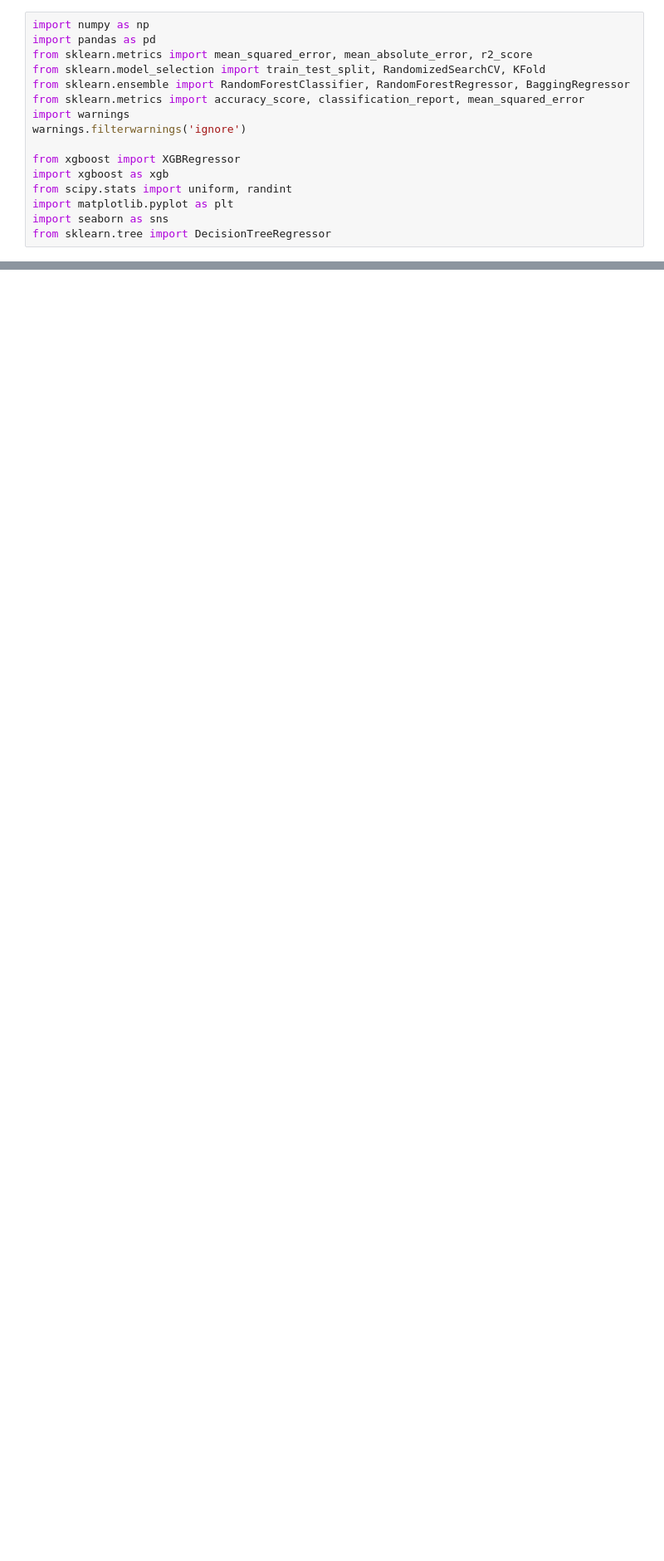
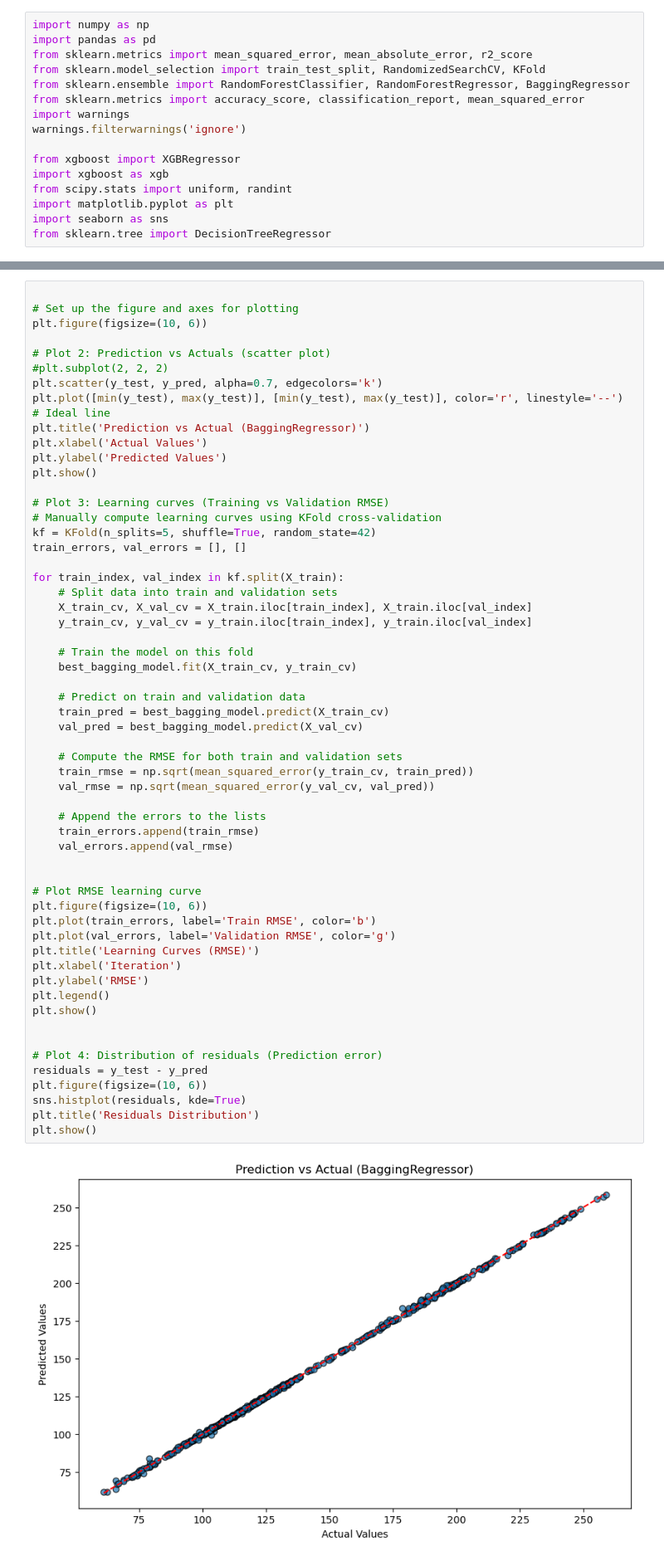
Before and after one commit to Anders-Stubberud/IT3212, a Jupyter notebook: assignment_3/bagging.ipynb, the cells around one changed output, grey strips where cells are left out. Shown at 83% size. Saved outputs shown, nothing was run; the diff lists cells and outputs as text; blank space fills up the shorter version.

```diff
--- a/assignment_3/bagging.ipynb
+++ b/assignment_3/bagging.ipynb
@@ -178,0 +158,59 @@ plt.show()
+# %%
+
+# Set up the figure and axes for plotting
+plt.figure(figsize=(10, 6))
+
+# Plot 2: Prediction vs Actuals (scatter plot)
+#plt.subplot(2, 2, 2)
+plt.scatter(y_test, y_pred, alpha=0.7, edgecolors='k')
+plt.plot([min(y_test), max(y_test)], [min(y_test), max(y_test)], color='r', linestyle='--')  # Ideal line
+plt.title('Prediction vs Actual (BaggingRegressor)')
+plt.xlabel('Actual Values')
+plt.ylabel('Predicted Values')
+plt.show()
+
+# Plot 3: Learning curves (Training vs Validation RMSE)
+# Manually compute learning curves using KFold cross-validation
+kf = KFold(n_splits=5, shuffle=True, random_state=42)
+train_errors, val_errors = [], []
+
+for train_index, val_index in kf.split(X_train):
+    # Split data into train and validation sets
+    X_train_cv, X_val_cv = X_train.iloc[train_index], X_train.iloc[val_index]
+    y_train_cv, y_val_cv = y_train.iloc[train_index], y_train.iloc[val_index]
+
+    # Train the model on this fold
+    best_bagging_model.fit(X_train_cv, y_train_cv)
+
+    # Predict on train and validation data
+    train_pred = best_bagging_model.predict(X_train_cv)
+    val_pred = best_bagging_model.predict(X_val_cv)
+
+    # Compute the RMSE for both train and validation sets
+    train_rmse = np.sqrt(mean_squared_error(y_train_cv, train_pred))
+    val_rmse = np.sqrt(mean_squared_error(y_val_cv, val_pred))
+
+    # Append the errors to the lists
+    train_errors.append(train_rmse)
+    val_errors.append(val_rmse)
+
+
+# Plot RMSE learning curve
+plt.figure(figsize=(10, 6))
+plt.plot(train_errors, label='Train RMSE', color='b')
+plt.plot(val_errors, label='Validation RMSE', color='g')
+plt.title('Learning Curves (RMSE)')
+plt.xlabel('Iteration')
+plt.ylabel('RMSE')
+plt.legend()
+plt.show()
+
+
+# Plot 4: Distribution of residuals (Prediction error)
+residuals = y_test - y_pred
+plt.figure(figsize=(10, 6))
+sns.histplot(residuals, kde=True)
+plt.title('Residuals Distribution')
+plt.show()
+# %% [output]
+[figure, added]
```
Also changed, not shown: parts of 9 cells of this notebook, 2 other files.
